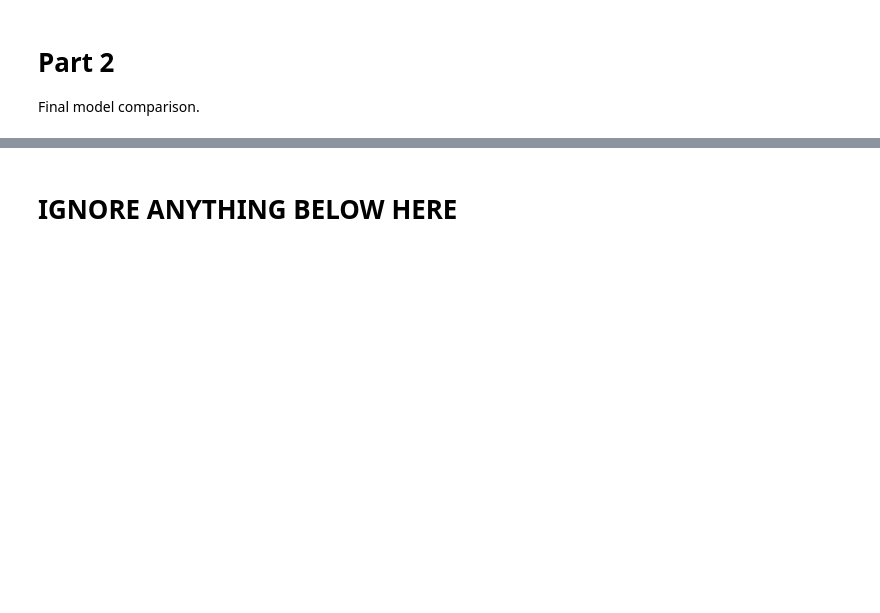
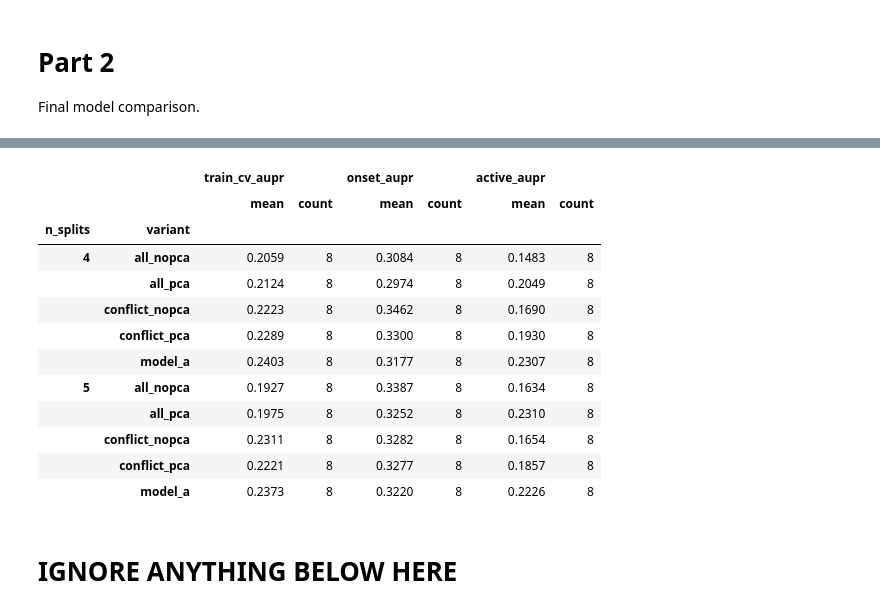
Before and after one commit to eviejones/msc-final-project, a Jupyter notebook: notebooks/03_results.ipynb, the cells around one changed output, grey strips where cells are left out. Saved outputs shown, nothing was run; the diff lists cells and outputs as text; code cells hidden in the pictures; blank space fills up the shorter version.

```diff
--- a/notebooks/03_results.ipynb
+++ b/notebooks/03_results.ipynb
@@ -190,3 +203,20 @@ results.groupby("n_splits")["onset_aupr"].agg(["mean", "max", "count"]).round(4)
+# %%
+results["variant"] = results.apply(variant_label, axis=1)
+results.groupby(["n_splits", "variant"])[metrics].agg(["mean", "count"]).round(4)
+# %% [output]
+|  |  | train_cv_aupr |  | onset_aupr |  | active_aupr |  |
+|  |  | mean | count | mean | count | mean | count |
+| n_splits | variant |  |  |  |  |  |  |
+| 4 | all_nopca | 0.2059 | 8 | 0.3084 | 8 | 0.1483 | 8 |
+|  | all_pca | 0.2124 | 8 | 0.2974 | 8 | 0.2049 | 8 |
+|  | conflict_nopca | 0.2223 | 8 | 0.3462 | 8 | 0.1690 | 8 |
+|  | conflict_pca | 0.2289 | 8 | 0.3300 | 8 | 0.1930 | 8 |
+|  | model_a | 0.2403 | 8 | 0.3177 | 8 | 0.2307 | 8 |
+| 5 | all_nopca | 0.1927 | 8 | 0.3387 | 8 | 0.1634 | 8 |
+|  | all_pca | 0.1975 | 8 | 0.3252 | 8 | 0.2310 | 8 |
+|  | conflict_nopca | 0.2311 | 8 | 0.3282 | 8 | 0.1654 | 8 |
+|  | conflict_pca | 0.2221 | 8 | 0.3277 | 8 | 0.1857 | 8 |
+|  | model_a | 0.2373 | 8 | 0.3220 | 8 | 0.2226 | 8 |
 # %% [markdown]
 # IGNORE ANYTHING BELOW HERE
 # %% [markdown]
```
Also changed, not shown: parts of 8 cells of this notebook.
